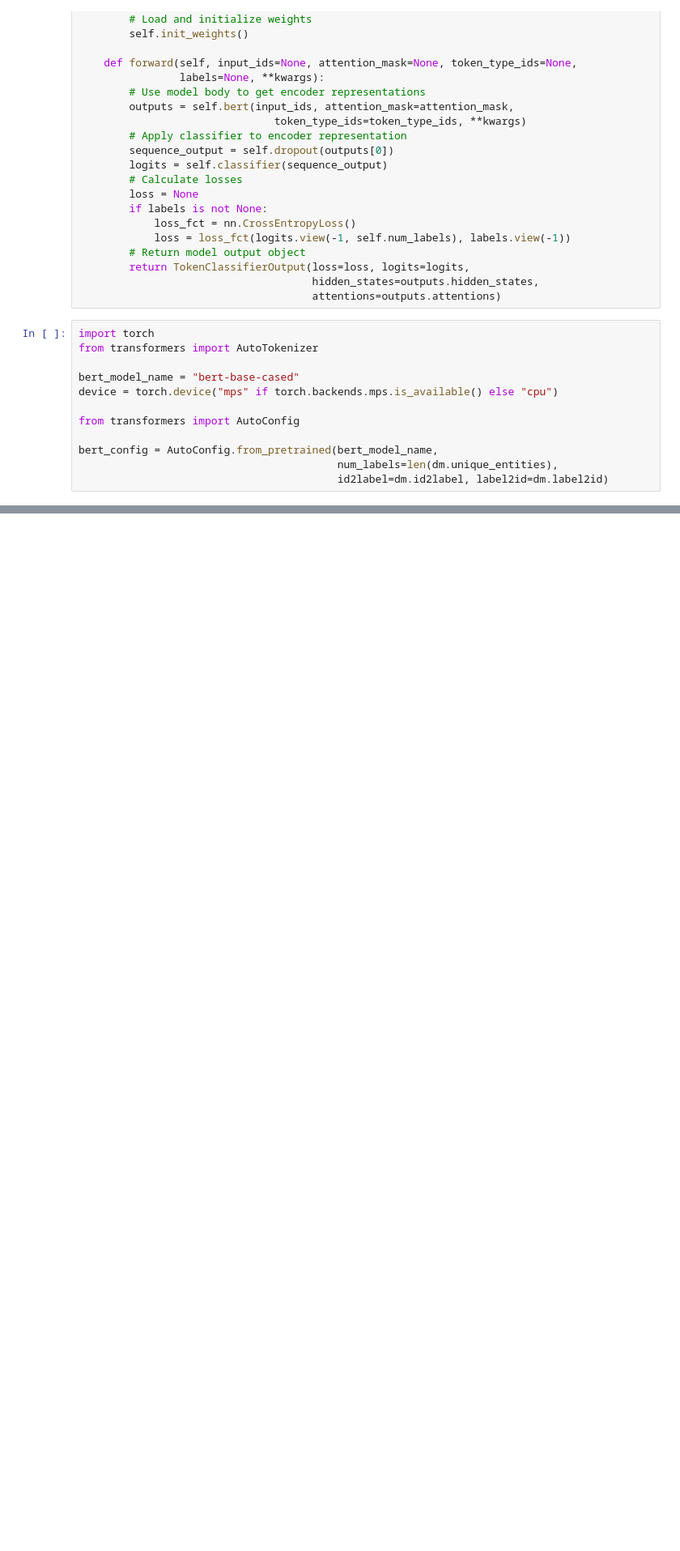
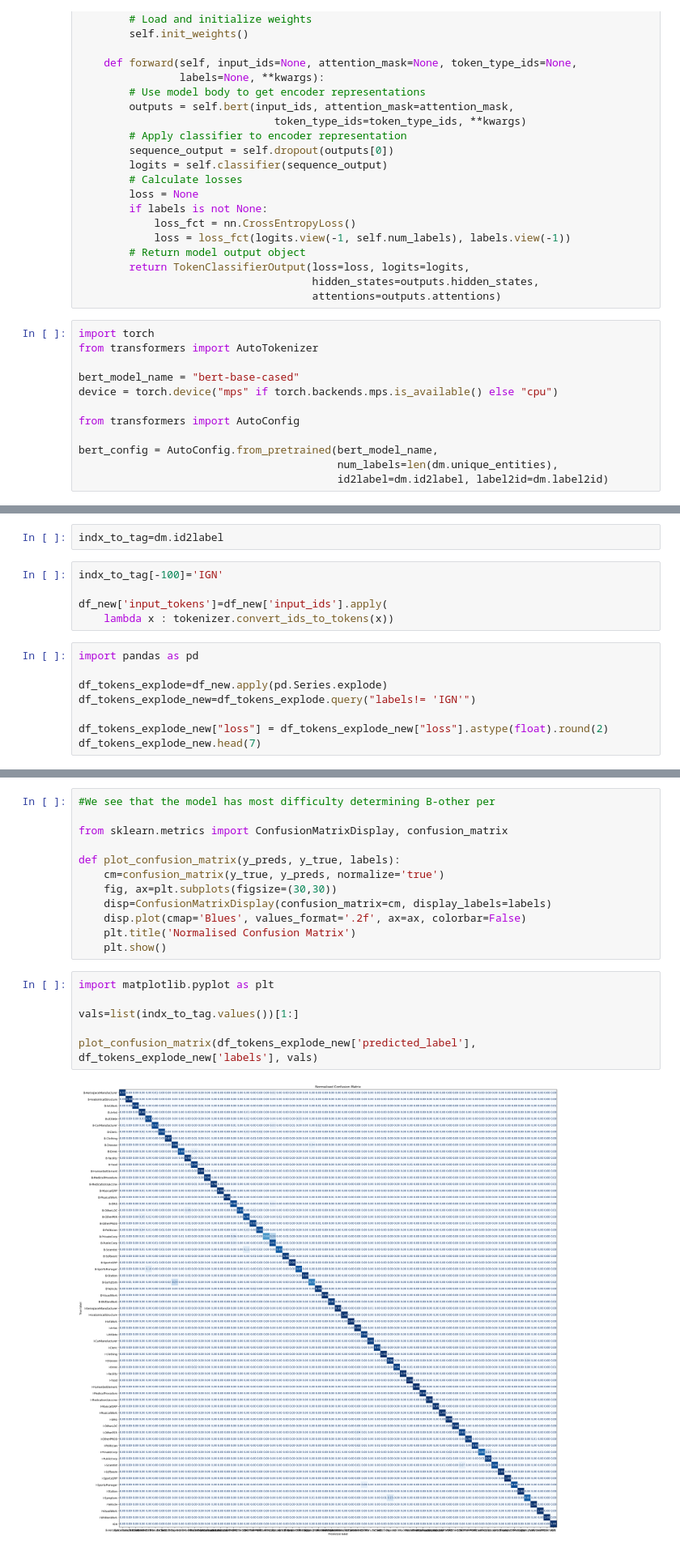
Before and after one commit to joesharratt1229/MultiCoNER, a Jupyter notebook: Fine_tuning_HF_NER_Model.ipynb, the cells around one changed output, grey strips where cells are left out. Shown: that part at 81% size. Saved outputs shown, nothing was run; the diff lists cells and outputs as text; blank space fills up the shorter version.

Commit message:
Built and trained the model

```diff
--- a/Fine_tuning_HF_NER_Model.ipynb
+++ b/Fine_tuning_HF_NER_Model.ipynb
@@ -312,0 +383,15 @@ You're using a BertTokenizerFast tokenizer. Please note that with a fast tokeniz
+# %%
+indx_to_tag=dm.id2label
+# %%
+indx_to_tag[-100]='IGN'
+
+df_new['input_tokens']=df_new['input_ids'].apply(
+    lambda x : tokenizer.convert_ids_to_tokens(x))
+# %%
+import pandas as pd
+
+df_tokens_explode=df_new.apply(pd.Series.explode)
+df_tokens_explode_new=df_tokens_explode.query("labels!= 'IGN'")
+
+df_tokens_explode_new["loss"] = df_tokens_explode_new["loss"].astype(float).round(2)
+df_tokens_explode_new.head(7)
@@ -312,0 +444,20 @@ You're using a BertTokenizerFast tokenizer. Please note that with a fast tokeniz
+# %%
+#We see that the model has most difficulty determining B-other per
+
+from sklearn.metrics import ConfusionMatrixDisplay, confusion_matrix
+
+def plot_confusion_matrix(y_preds, y_true, labels):
+    cm=confusion_matrix(y_true, y_preds, normalize='true')
+    fig, ax=plt.subplots(figsize=(30,30))
+    disp=ConfusionMatrixDisplay(confusion_matrix=cm, display_labels=labels)
+    disp.plot(cmap='Blues', values_format='.2f', ax=ax, colorbar=False)
+    plt.title('Normalised Confusion Matrix')
+    plt.show()
+# %%
+import matplotlib.pyplot as plt
+
+vals=list(indx_to_tag.values())[1:]
+
+plot_confusion_matrix(df_tokens_explode_new['predicted_label'], df_tokens_explode_new['labels'], vals)
+# %% [output]
+[figure, added]
```
Also changed, not shown: parts of 19 cells of this notebook.
